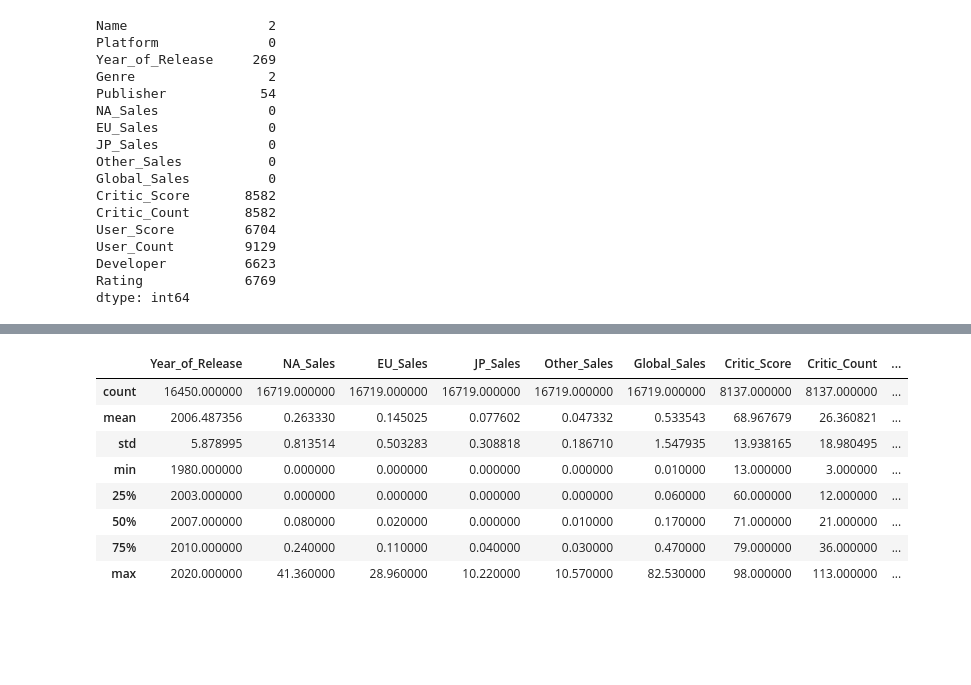
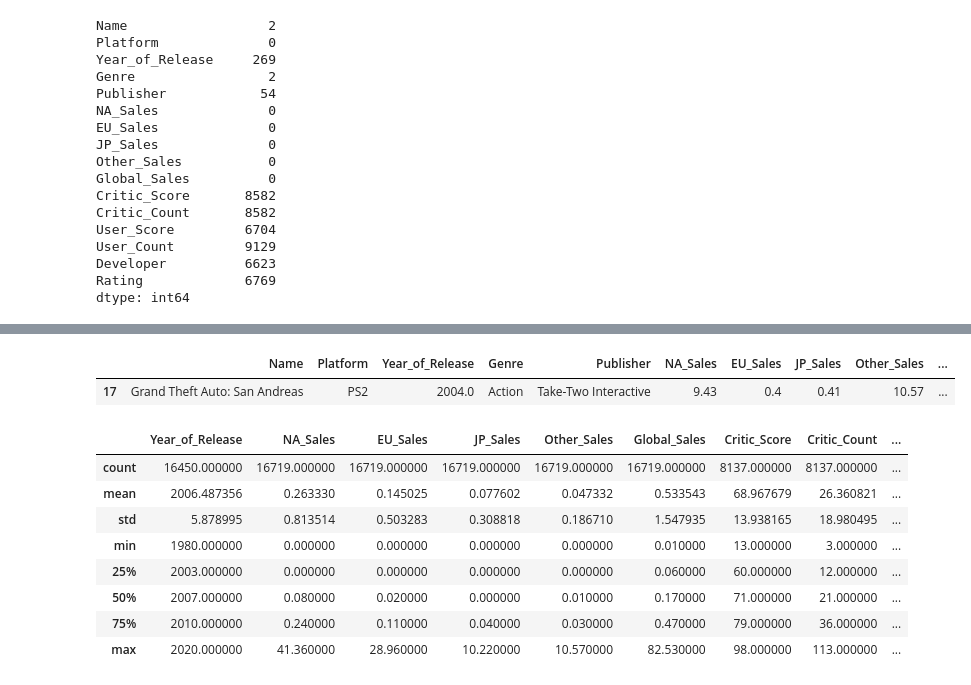
Before and after one commit to Shhhpoulpe/cours-de-python, a Jupyter notebook: Machine Learning/vente_jeux.ipynb, the cells around one changed output, grey strips where cells are left out. Saved outputs shown, nothing was run; the diff lists cells and outputs as text; code cells hidden in the pictures; blank space fills up the shorter version.

```diff
--- a/Machine Learning/vente_jeux.ipynb
+++ b/Machine Learning/vente_jeux.ipynb
@@ -39,3 +54,8 @@ dtype: int64
+# %%
+ventes[ventes['Other_Sales']==ventes['Other_Sales'].max()]
+# %% [output]
+|  | Name | Platform | Year_of_Release | Genre | Publisher | NA_Sales | EU_Sales | JP_Sales | Other_Sales | ... |
+| 17 | Grand Theft Auto: San Andreas | PS2 | 2004.0 | Action | Take-Two Interactive | 9.43 | 0.4 | 0.41 | 10.57 | ... |
 # %%
 ventes.describe()
 # %% [output]
```
Also changed, not shown: parts of 4 cells of this notebook.
